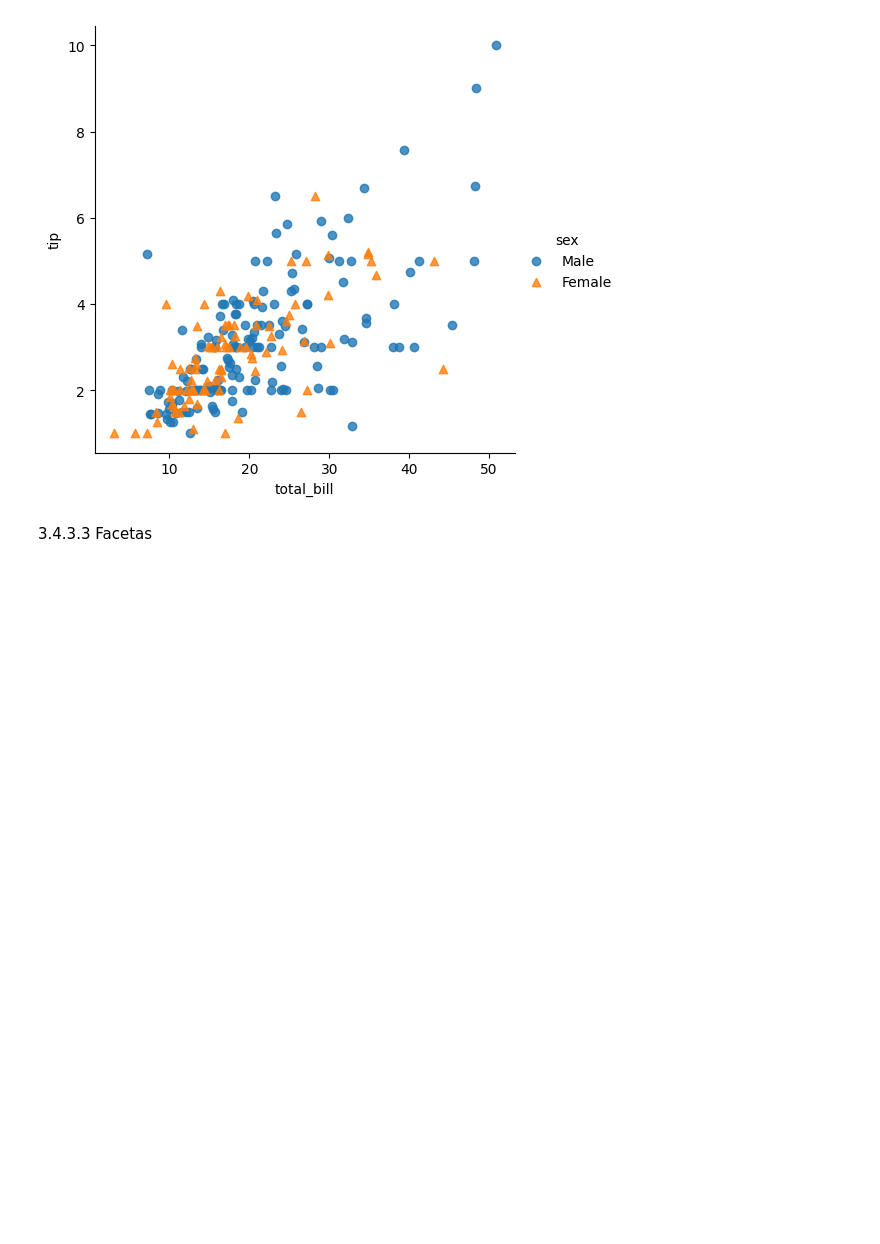
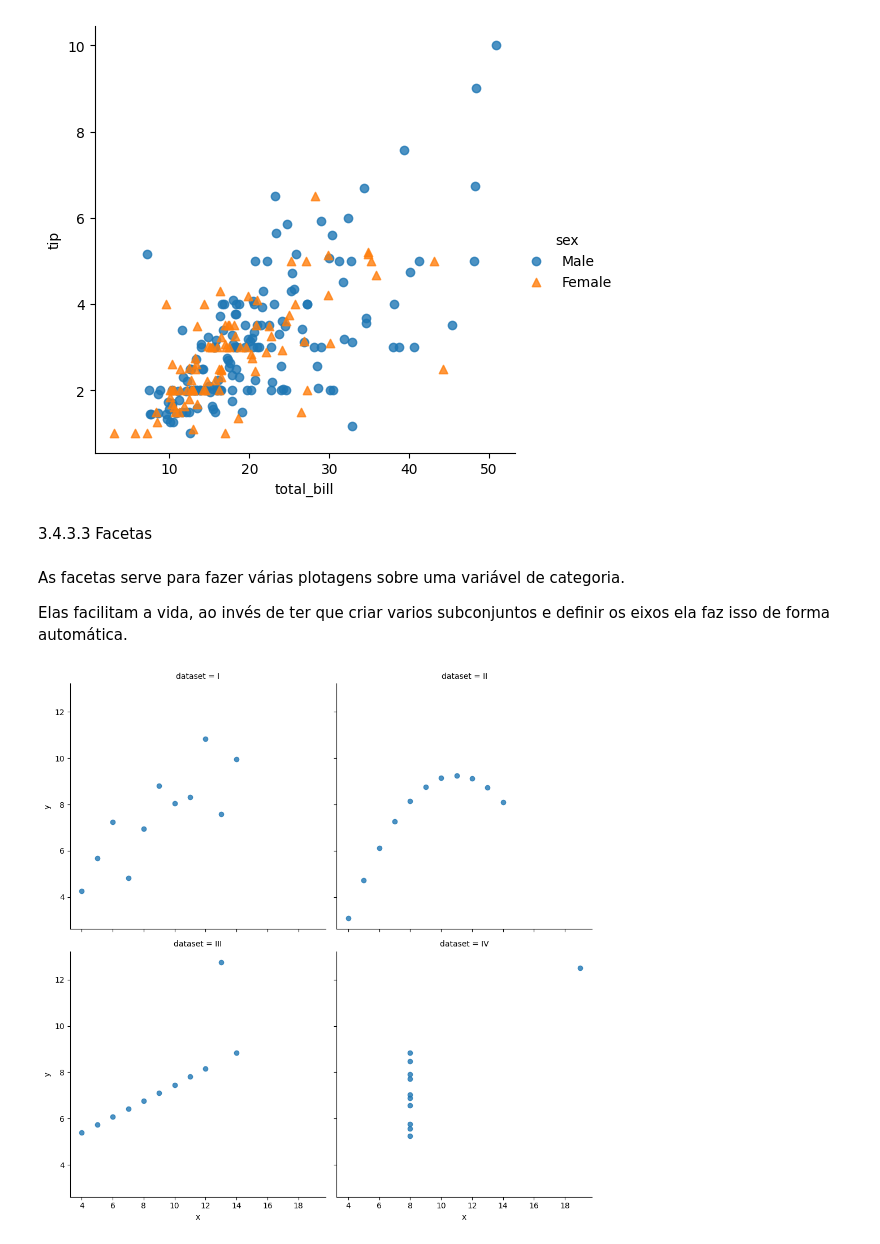
Before and after one commit to LuizGiehl/PFE, a Jupyter notebook: src/cap3.ipynb, the cells around one changed output. Drawn from its saved outputs; the diff is of its cells as text; code cells hidden in the pictures; blank space fills up the shorter version.

```diff
--- a/src/cap3.ipynb
+++ b/src/cap3.ipynb
@@ -484,3 +484,13 @@ scatter = sns.lmplot(x='total_bill', y='tip', data=tips,
 [figure]
 # %% [markdown]
 3.4.3.3 Facetas
+# %% [markdown]
+As facetas serve para fazer várias plotagens sobre uma variável de categoria.
+
+Elas facilitam a vida, ao invés de ter que criar varios subconjuntos e definir os eixos ela faz isso de forma automática.
+# %%
+anscombe_plot = sns.lmplot(data=anscombe, x='x', y='y',
+                           fit_reg=False,
+                           col='dataset', col_wrap=2)
+# %% [output]
+[figure, added]
```
Also changed, not shown: parts of 7 cells of this notebook.
